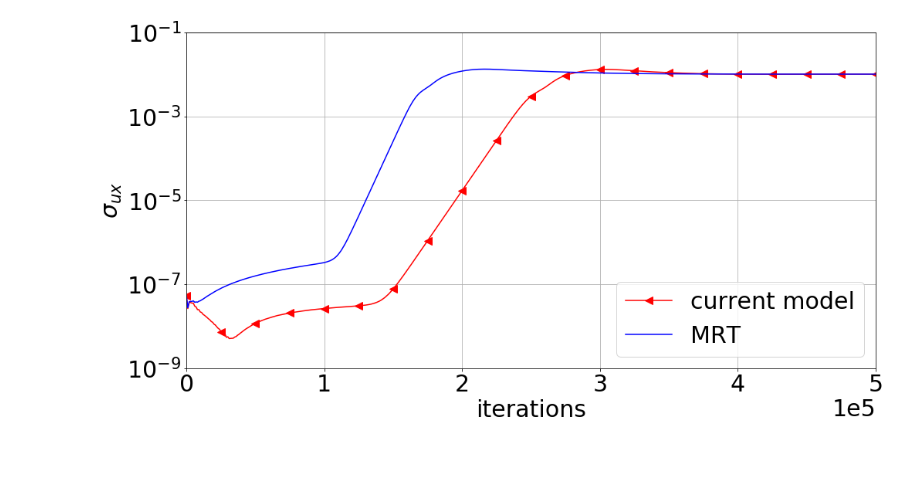
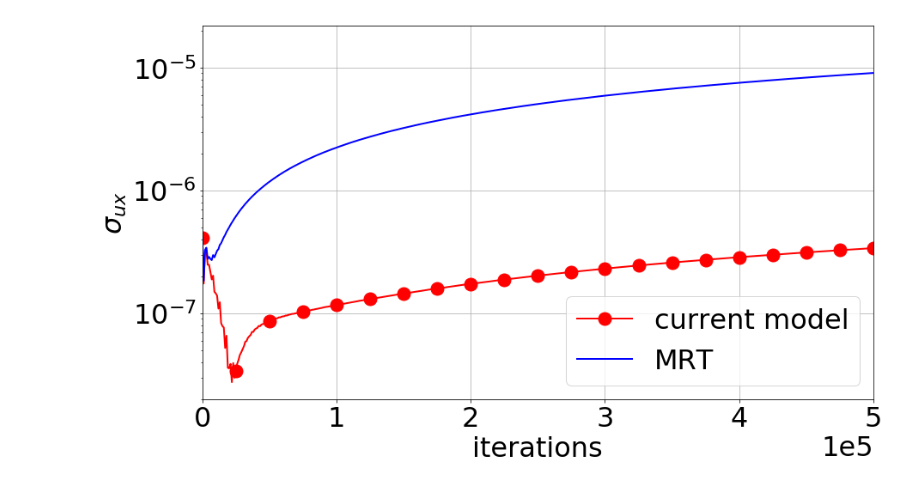
Before and after one commit to ggruszczynski/TCLB, a Jupyter notebook: moje/python/moving_resting_bubble/u_std_circular.ipynb, the cells around one changed output. Cells and saved outputs as stored; diff of their text form; code cells hidden in the pictures; blank space fills up the shorter version.

```diff
--- a/moje/python/moving_resting_bubble/u_std_circular.ipynb
+++ b/moje/python/moving_resting_bubble/u_std_circular.ipynb
@@ -44,33 +40,33 @@ for i in range(n):
 # %%
 # make plot
 def make_plot(x1, y1, x2, y2, fig_name, y_label):
-    plt.rcParams.update({'font.size': 30})
-    plt.figure(figsize=(16, 8))
+    plt.rcParams.update({'font.size': 32})
+    plt.figure(figsize=(14, 8))
 
-    plt.plot(x1, y1, color="red", marker="<", markevery=25,  markersize=10, linestyle="-", label='current model')
-    plt.plot(x2, y2, color="blue", marker="", linestyle="-", label='MRT')
+    plt.plot(x1, y1, color="red", marker="o", markevery=25,  markersize=15, linestyle="-", linewidth=2, label='current model')
+    plt.plot(x2, y2, color="blue", marker="", linestyle="-", linewidth=2, label='MRT')
     plt.yscale('log')
     axes = plt.gca()
     axes.set_xlim([0,0.5*1E6])
     # axes.set_xlim([xmin,xmax])
-    axes.set_ylim([1E-9, 1E-1])
+    # axes.set_ylim([-3E-7, 3E-7])
     plt.ticklabel_format(style='sci', axis='x', scilimits=(0, 0))
 #     plt.ticklabel_format(style='sci', axis='y', scilimits=(0, 0))
     plt.xlabel(r'iterations')
     plt.ylabel(y_label)
     plt.grid(True)
     plt.legend()
 
     fig = plt.gcf()  # get current figure
     fig.savefig(fig_name )
     plt.show()
     plt.close(fig)    # close the figure
 
 
 make_plot(x1=np.arange(n)*1E3, y1=cm_ux_std,
           x2=np.arange(n)*1E3, y2=mrt_ux_std,
-          fig_name=f'sigma_ux_rho{rho_ratio}_v{v}_U{Ustr}.png' ,
+          fig_name=f'sigma_ux_rho{rho_ratio}_v{v}_U{Ustr}_log.png' ,
           y_label=r'$\sigma_{ux}$'
          )
 # %% [output]
-[figure, old version]
+[figure, new version]
```
Also changed, not shown: parts of 1 cell of this notebook, 6 other files.
